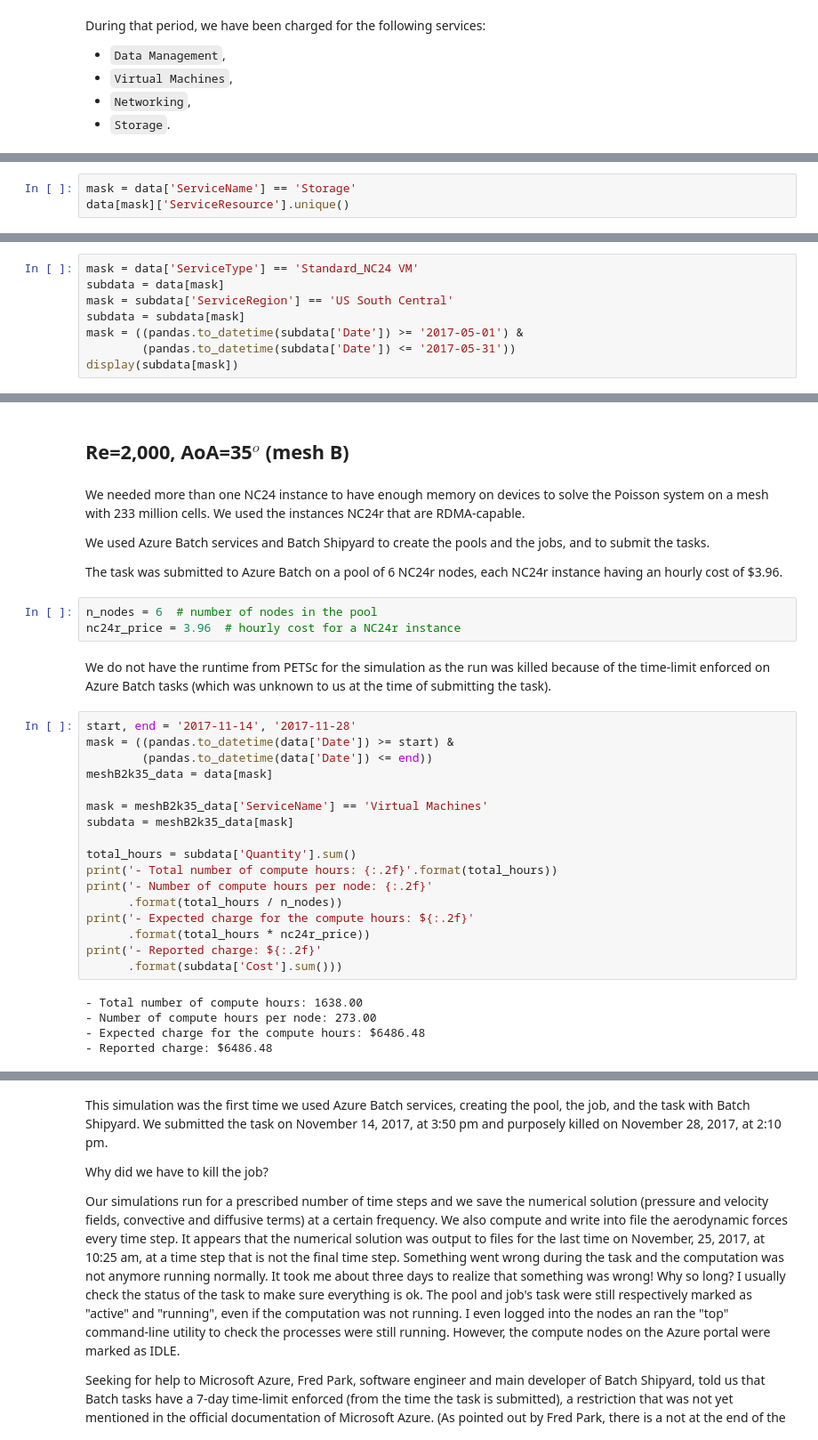
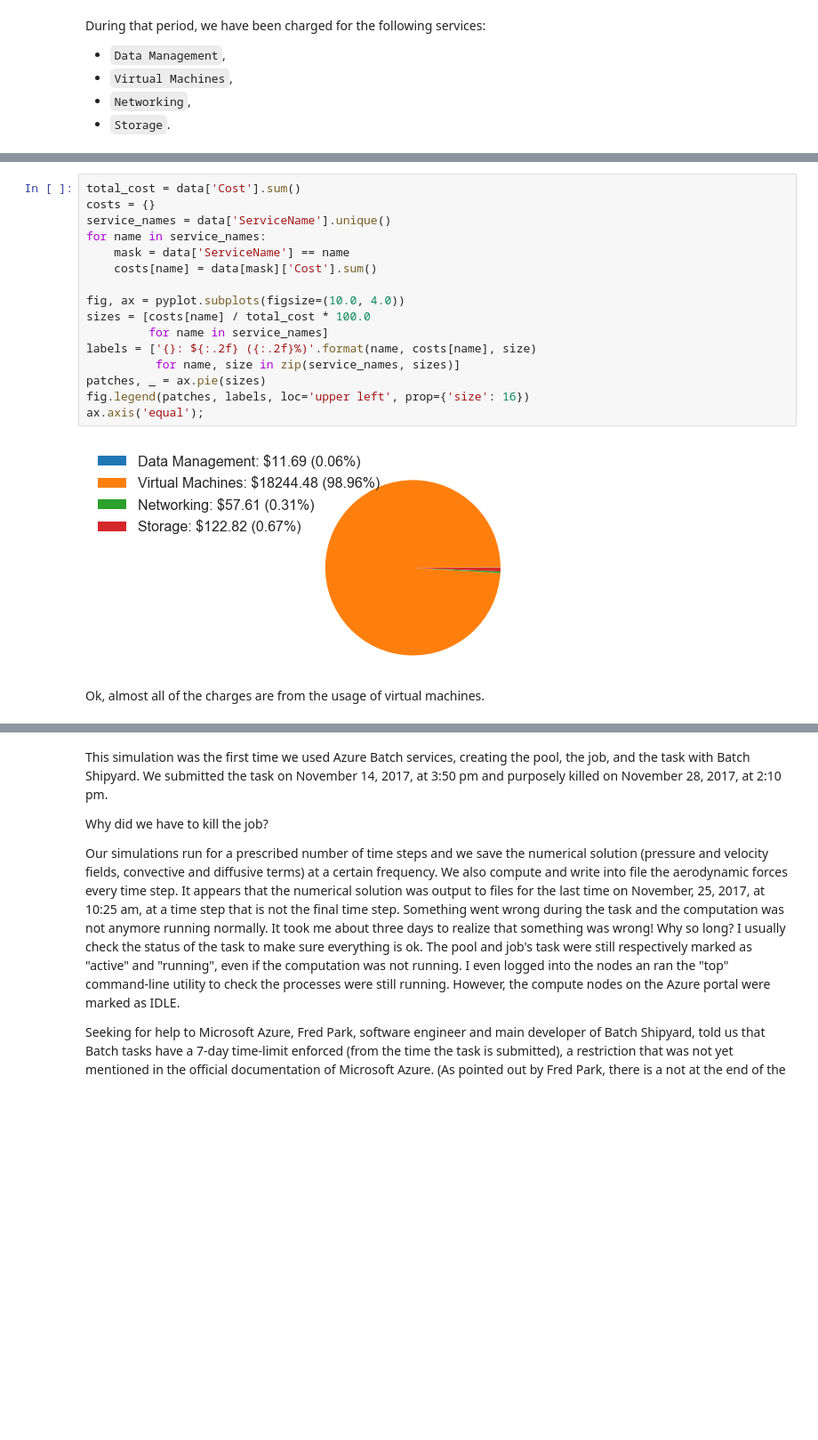
Before and after one commit to mesnardo/FlyingSnake2Cloud, a Jupyter notebook: reports/costanalysis/costanalysis.ipynb, the cells around one changed output, grey strips where cells are left out. Shown: that part at 89% size. Cells and saved outputs as stored; diff of their text form; blank space fills up the shorter version.

Commit message:
Add content to cost analysis and change style

```diff
--- a/reports/costanalysis/costanalysis.ipynb
+++ b/reports/costanalysis/costanalysis.ipynb
@@ -111,3 +79,0 @@ Networking charges include data transfer and allocation of public IP addresses.
-# %%
-mask = data['ServiceName'] == 'Storage'
-data[mask]['ServiceResource'].unique()
@@ -178,8 +79,0 @@ We used PETSc-3.7.4 and the shared library AmgX-1.2 (that comes with a temporary
-# %%
-mask = data['ServiceType'] == 'Standard_NC24 VM'
-subdata = data[mask]
-mask = subdata['ServiceRegion'] == 'US South Central'
-subdata = subdata[mask]
-mask = ((pandas.to_datetime(subdata['Date']) >= '2017-05-01') &
-        (pandas.to_datetime(subdata['Date']) <= '2017-05-31'))
-display(subdata[mask])
@@ -201,36 +80,20 @@ The cost displayed in the frame about is higher because we also have been runnin
-# %% [markdown]
-## Re=2,000, AoA=35$^o$ (mesh B)
-# %% [markdown]
-We needed more than one NC24 instance to have enough memory on devices to solve the Poisson system on a mesh with 233 million cells.
-We used the instances NC24r that are RDMA-capable.
-
-We used Azure Batch services and Batch Shipyard to create the pools and the jobs, and to submit the tasks.
-
-The task was submitted to Azure Batch on a pool of 6 NC24r nodes, each NC24r instance having an hourly cost of $3.96.
-# %%
-n_nodes = 6  # number of nodes in the pool
-nc24r_price = 3.96  # hourly cost for a NC24r instance
-# %% [markdown]
-We do not have the runtime from PETSc for the simulation as the run was killed because of the time-limit enforced on Azure Batch tasks (which was unknown to us at the time of submitting the task).
-# %%
-start, end = '2017-11-14', '2017-11-28'
-mask = ((pandas.to_datetime(data['Date']) >= start) &
-        (pandas.to_datetime(data['Date']) <= end))
-meshB2k35_data = data[mask]
-
-mask = meshB2k35_data['ServiceName'] == 'Virtual Machines'
-subdata = meshB2k35_data[mask]
-
-total_hours = subdata['Quantity'].sum()
-print('- Total number of compute hours: {:.2f}'.format(total_hours))
-print('- Number of compute hours per node: {:.2f}'
-      .format(total_hours / n_nodes))
-print('- Expected charge for the compute hours: ${:.2f}'
-      .format(total_hours * nc24r_price))
-print('- Reported charge: ${:.2f}'
-      .format(subdata['Cost'].sum()))
-# %% [output]
-- Total number of compute hours: 1638.00
-- Number of compute hours per node: 273.00
-- Expected charge for the compute hours: $6486.48
-- Reported charge: $6486.48
+# %%
+total_cost = data['Cost'].sum()
+costs = {}
+service_names = data['ServiceName'].unique()
+for name in service_names:
+    mask = data['ServiceName'] == name
+    costs[name] = data[mask]['Cost'].sum()
+
+fig, ax = pyplot.subplots(figsize=(10.0, 4.0))
+sizes = [costs[name] / total_cost * 100.0
+         for name in service_names]
+labels = ['{}: ${:.2f} ({:.2f}%)'.format(name, costs[name], size)
+          for name, size in zip(service_names, sizes)]
+patches, _ = ax.pie(sizes)
+fig.legend(patches, labels, loc='upper left', prop={'size': 16})
+ax.axis('equal');
+# %% [output]
+[figure, added]
+# %% [markdown]
+Ok, almost all of the charges are from the usage of virtual machines.
```
Also changed, not shown: parts of 89 cells of this notebook, 1 other file.
